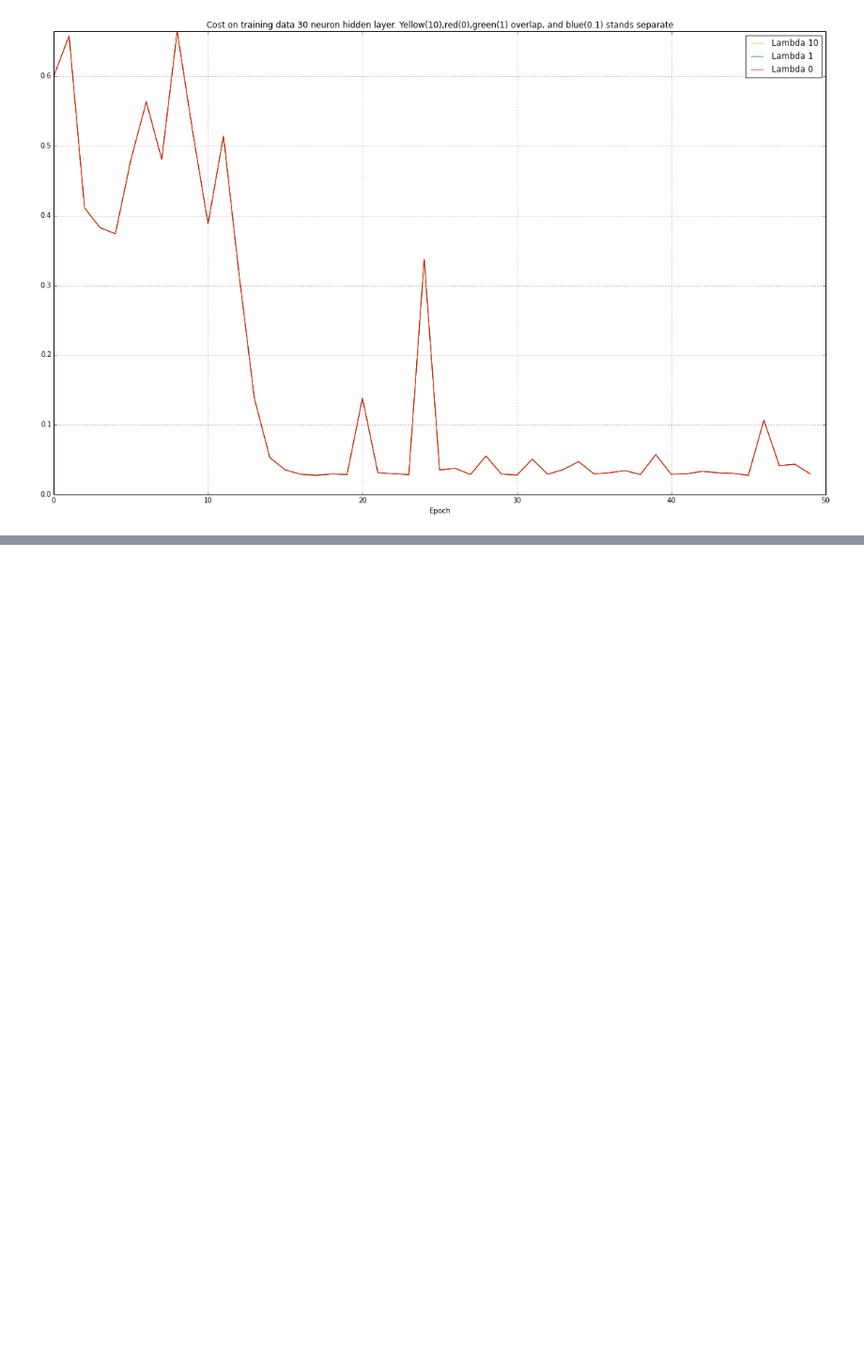
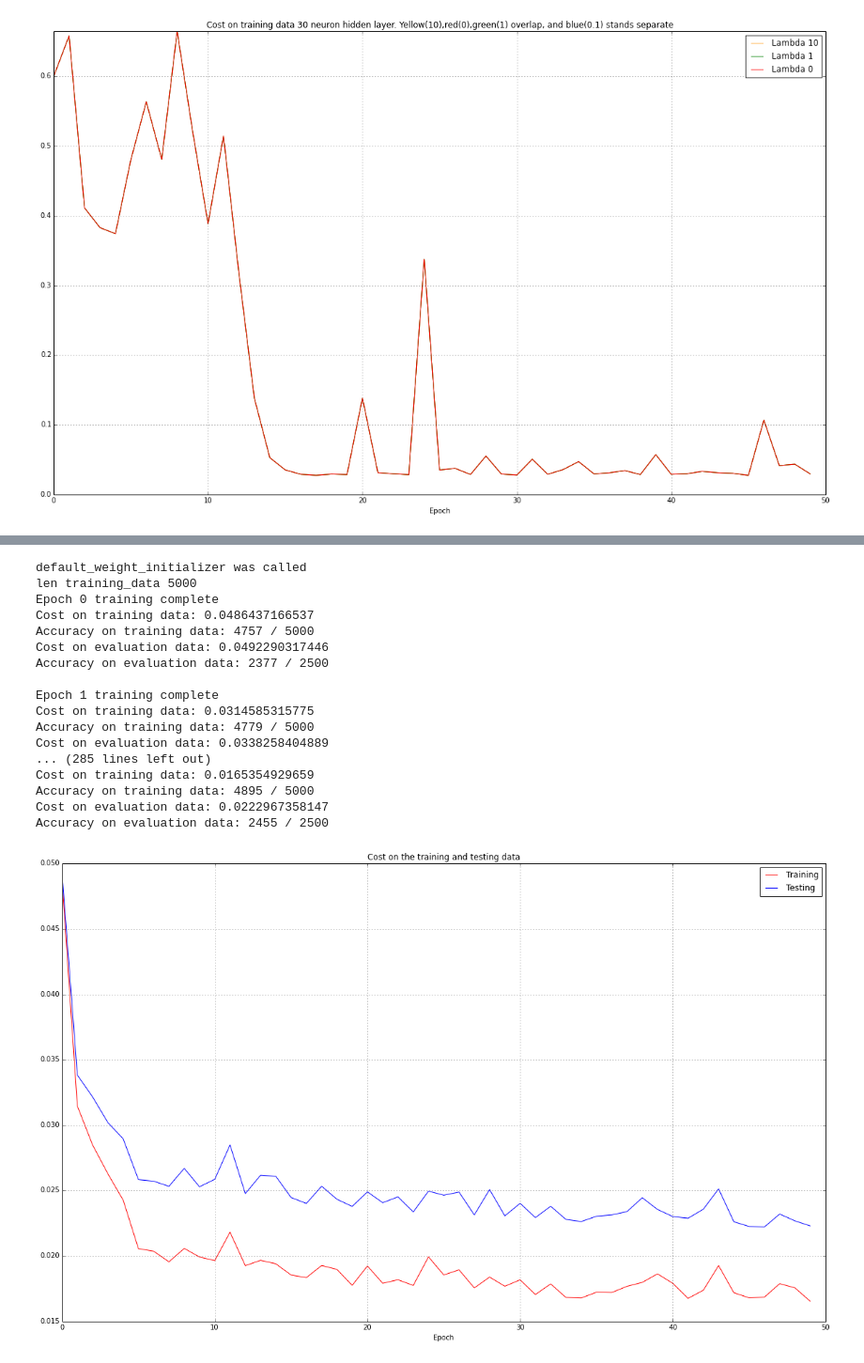
Before and after one commit to nkini/neural-networks-and-deep-learning, a Jupyter notebook: fig/Regularization effects experiments.ipynb, the cells around one changed output, grey strips where cells are left out. Shown at 94% size. Saved outputs shown, nothing was run; the diff lists cells and outputs as text; code cells hidden in the pictures; blank space fills up the shorter version.

```diff
--- a/fig/Regularization effects experiments.ipynb
+++ b/fig/Regularization effects experiments.ipynb
@@ -584,0 +611,25 @@ Accuracy on evaluation data: 2419 / 2500
+# %%
+# lambda is 1
+# default_weight_initializer used
+# identity function used at the output layer
+# layers used were [1,30,1]
+overfitting2.main('re-step-size30-lmbda-1', 50, training_set_size=5000, lmbda=1.0, size=[1,30,1], cost=network2.QuadraticCost)
+# %% [output]
+default_weight_initializer was called
+len training_data 5000
+Epoch 0 training complete
+Cost on training data: 0.0486437166537
+Accuracy on training data: 4757 / 5000
+Cost on evaluation data: 0.0492290317446
+Accuracy on evaluation data: 2377 / 2500
+
+Epoch 1 training complete
+Cost on training data: 0.0314585315775
+Accuracy on training data: 4779 / 5000
+Cost on evaluation data: 0.0338258404889
+... (285 lines left out)
+Cost on training data: 0.0165354929659
+Accuracy on training data: 4895 / 5000
+Cost on evaluation data: 0.0222967358147
+Accuracy on evaluation data: 2455 / 2500
+[figure, added]
```
Also changed, not shown: parts of 8 cells of this notebook, 25 other files.
